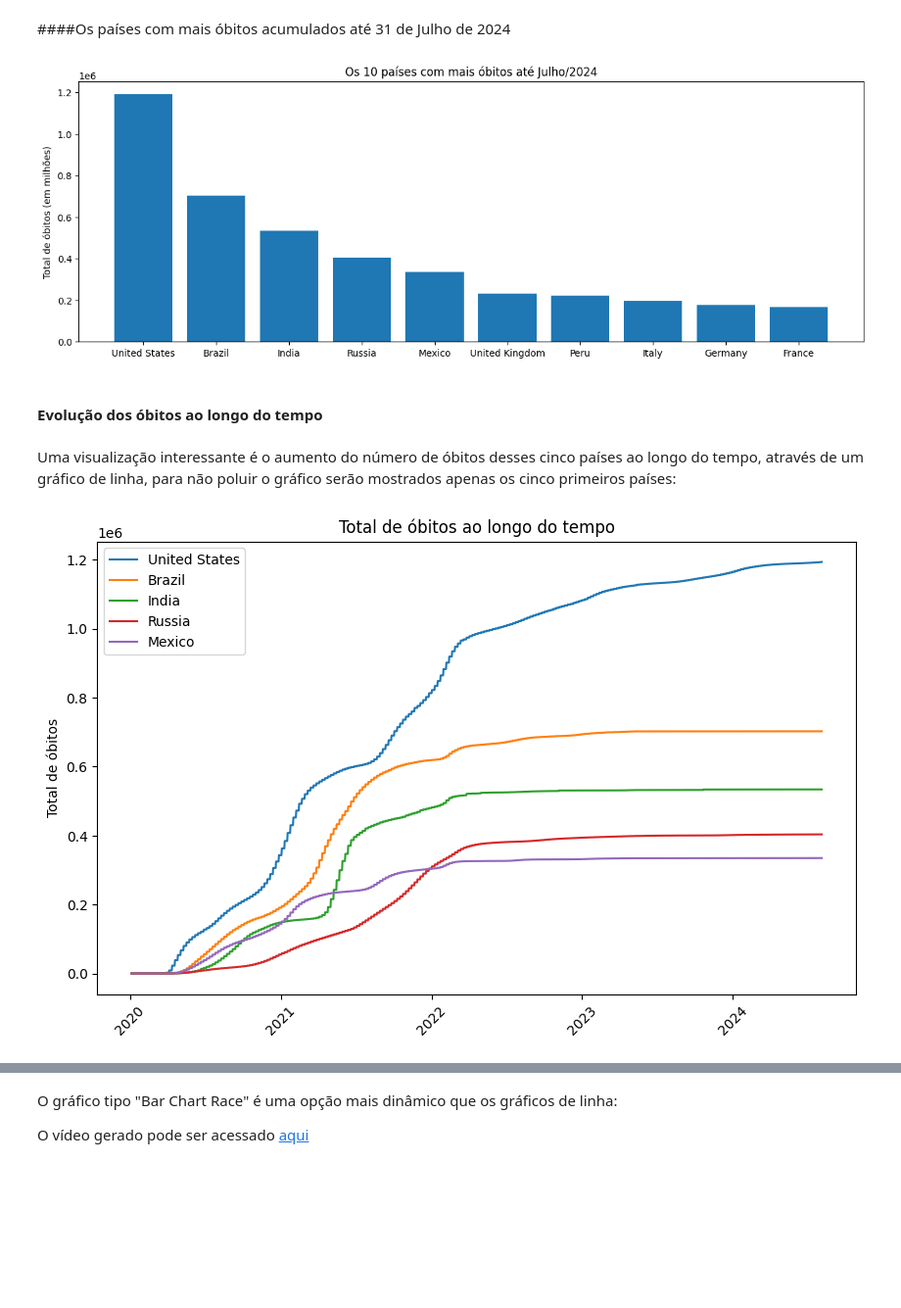
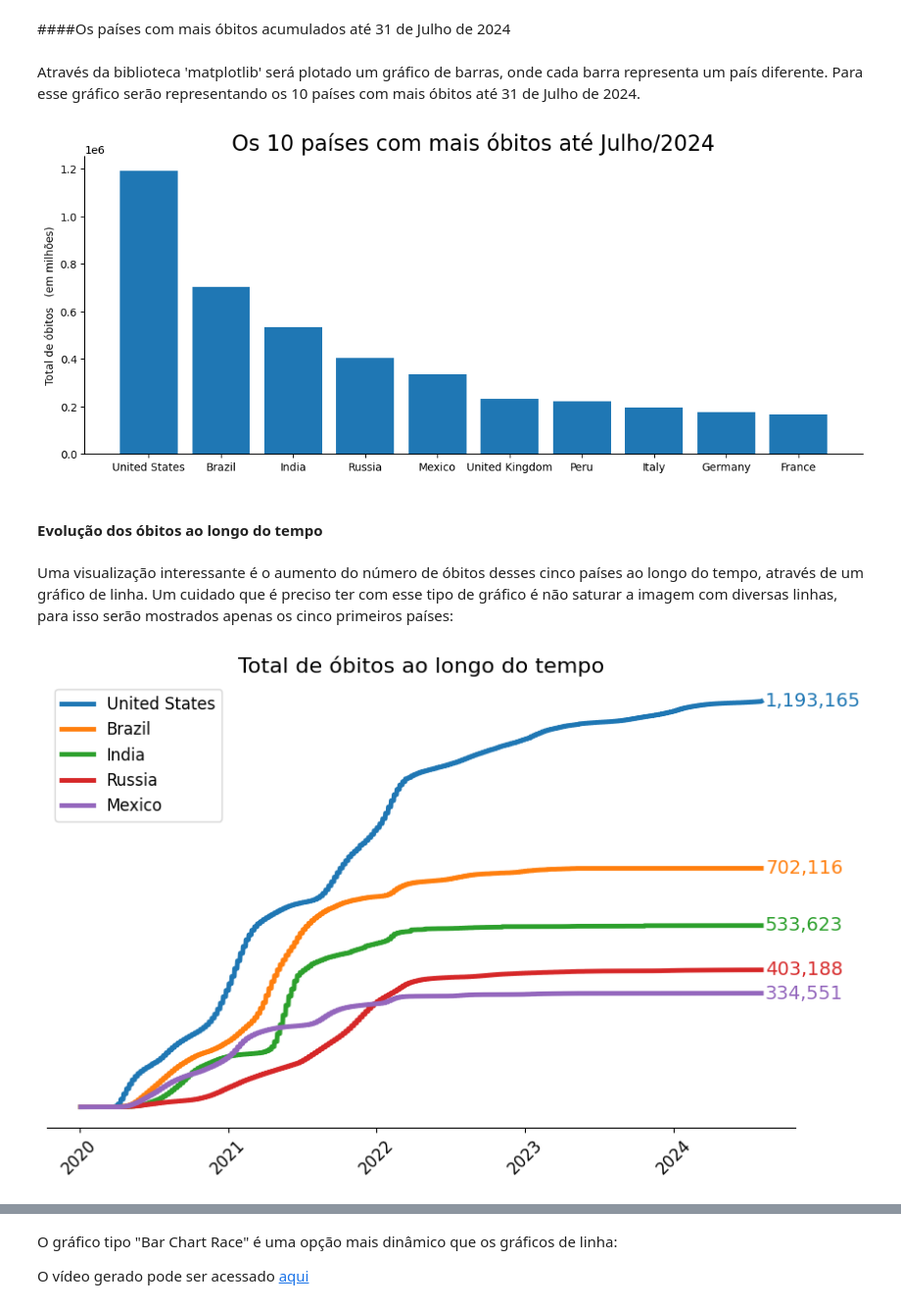
Before and after one commit to gabrielcapela/Panorama_Covid-19, a Jupyter notebook: Panorama_do_COVID_19.ipynb, the cells around one changed output, grey strips where cells are left out. Shown at 98% size. Cells and saved outputs as stored; diff of their text form; code cells hidden in the pictures; blank space fills up the shorter version.

```diff
--- a/Panorama_do_COVID_19.ipynb
+++ b/Panorama_do_COVID_19.ipynb
@@ -214,31 +220,39 @@ df_sem_OWID.loc[(df_sem_OWID['date'].dt.year == 2024) & (df_sem_OWID['date'].dt.
 10 rows × 67 columns
 # %% [markdown]
 ####Os países com mais óbitos acumulados até 31 de Julho de 2024
+# %% [markdown]
+Através da biblioteca 'matplotlib' será plotado um gráfico de barras, onde cada barra representa um país diferente. Para esse gráfico serão representando os 10 países com mais óbitos até 31 de Julho de 2024.
 # %%
 # Importando a biblioteca matplotlib
 import matplotlib.pyplot as plt
 
 # Selecionando os 10 países com mais óbitos acumulados:
 top10_2024 = df_sem_OWID.loc[df_sem_OWID.date == '2024-07-31', ['location', 'total_deaths']]\
     .sort_values(by="total_deaths", ascending=False).head(10)
 
 # Criação da figura e do eixo com uma largura acima do padrão:
-fig, ax = plt.subplots(figsize=(15, 5))
+fig, ax = plt.subplots(figsize=(13, 5))
 
 # Criação do gráfico de barras:
 ax.bar(top10_2024['location'], top10_2024['total_deaths'])
 
-# Adicionando títulos e rótulos:
-ax.set_title('Os 10 países com mais óbitos até Julho/2024')
-ax.set_ylabel('Total de óbitos (em milhões)')
+# Removendo os eixos superior e direito:
+ax.spines['top'].set_visible(False)
+ax.spines['right'].set_visible(False)
+
+# Adicionando título ccustomizado
+ax.set_title('Os 10 países com mais óbitos até Julho/2024',
+             fontdict={'fontsize': 20, 'fontfamily': 'DejaVu Sans'})
+
+ax.set_ylabel('Total de óbitos   (em milhões)')
 
 plt.show()
 # %% [output]
-[figure, old version]
+[figure, new version]
 # %% [markdown]
 #### Evolução dos óbitos ao longo do tempo
 # %% [markdown]
-Uma visualização interessante é o aumento do número de óbitos desses cinco países ao longo do tempo, através de um gráfico de linha, para não poluir o gráfico serão mostrados apenas os cinco primeiros países:
+Uma visualização interessante é o aumento do número de óbitos desses cinco países ao longo do tempo, através de um gráfico de linha. Um cuidado que é preciso ter com esse tipo de gráfico é não saturar a imagem com diversas linhas, para isso serão mostrados apenas os cinco primeiros países:
 # %%
 # Selecionando os 5 países com mais óbitos acumulados:
 top5 = df_sem_OWID.loc[df_sem_OWID.date == '2024-07-31', ['location', 'total_deaths']]\
@@ -247,20 +261,50 @@ top5 = df_sem_OWID.loc[df_sem_OWID.date == '2024-07-31', ['location', 'total_dea
 # Criando uma figura para o gráfico
 fig, ax = plt.subplots(figsize=(10, 6))
 
+
+#Adicionando o número final de óbitos no final da linha
+
 # Plotando uma linha para cada um dos 5 países com mais mortes
 for country in top5:
     country_data = df_sem_OWID[df_sem_OWID['location'] == country]
-    ax.plot(country_data['date'], country_data['total_deaths'], label=country)
+    ax.plot(country_data['date'], country_data['total_deaths'], label=country, linewidth=3.5)
+
+    # Adicionando o número total de óbitos ao final da linha
+    i = 0
+    last_total_deaths = country_data['total_deaths'].iloc[-1]
+
+    # Verifica se o último valor é NaN e busca um valor válido se necessário
+    while pd.isna(last_total_deaths) and i < len(country_data) - 1:
+        i += 1
+        last_total_deaths = country_data['total_deaths'].iloc[-1 - i]
+
+    # Se encontrar um valor válido, adiciona o texto
+    if not pd.isna(last_total_deaths):
+        last_date = country_data['date'].iloc[-1 - i]
+
+        # Ajusta a posição horizontal do texto um pouco para a direita
+        ax.text(last_date + pd.Timedelta(days=10), last_total_deaths, f'{int(last_total_deaths):,}',
+                va='center', ha='left', fontsize=14, color=ax.lines[-1].get_color())
+
+
+# Removendo os eixos superior, esquerdo e direito:
+ax.spines['top'].set_visible(False)
+ax.spines['right'].set_visible(False)
+ax.spines['left'].set_visible(False)
+
+# Removendo os ticks e labels do eixo vertical
+ax.yaxis.set_ticks([])  # Remove os ticks
+ax.set_yticklabels([])  # Remove os labels
 
 # Adicionando título e rótulos
-ax.set_title('Total de óbitos ao longo do tempo')
-ax.set_ylabel('Total de óbitos')
+ax.set_title('Total de óbitos ao longo do tempo',
+             fontdict={'fontsize': 16, 'fontfamily': 'DejaVu Sans'})
 
 # Adicionando a legenda para identificar os países
-ax.legend()
+ax.legend(fontsize=12)
 
 # Exibindo o gráfico
-plt.xticks(rotation=45)  # Ajuste na rotação das datas para melhor visualização
+plt.xticks(rotation=45, fontsize=12)  # Ajuste na rotação das datas para melhor visualização
 plt.show()
 # %% [output]
-[figure, old version]
+[figure, new version]
```
Also changed, not shown: parts of 25 cells of this notebook.
